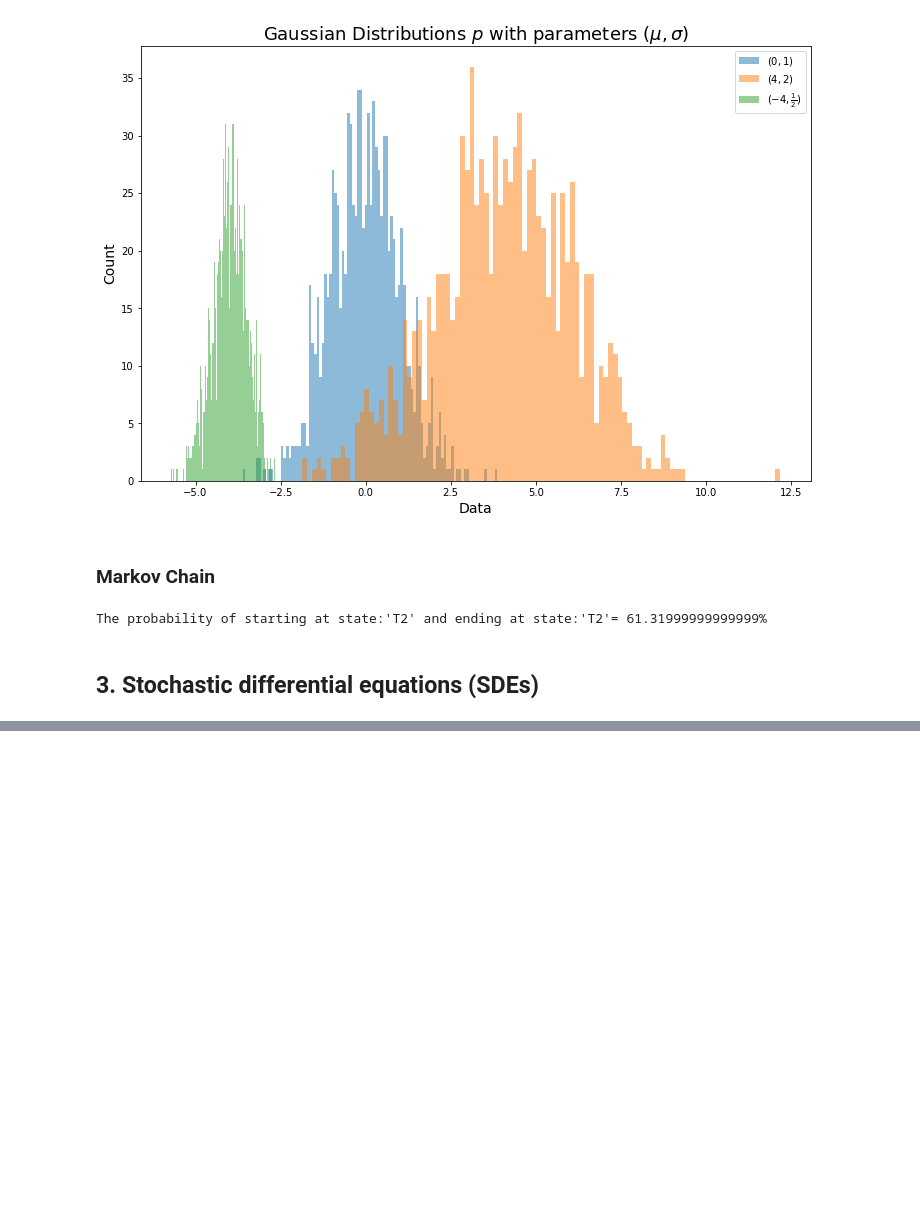
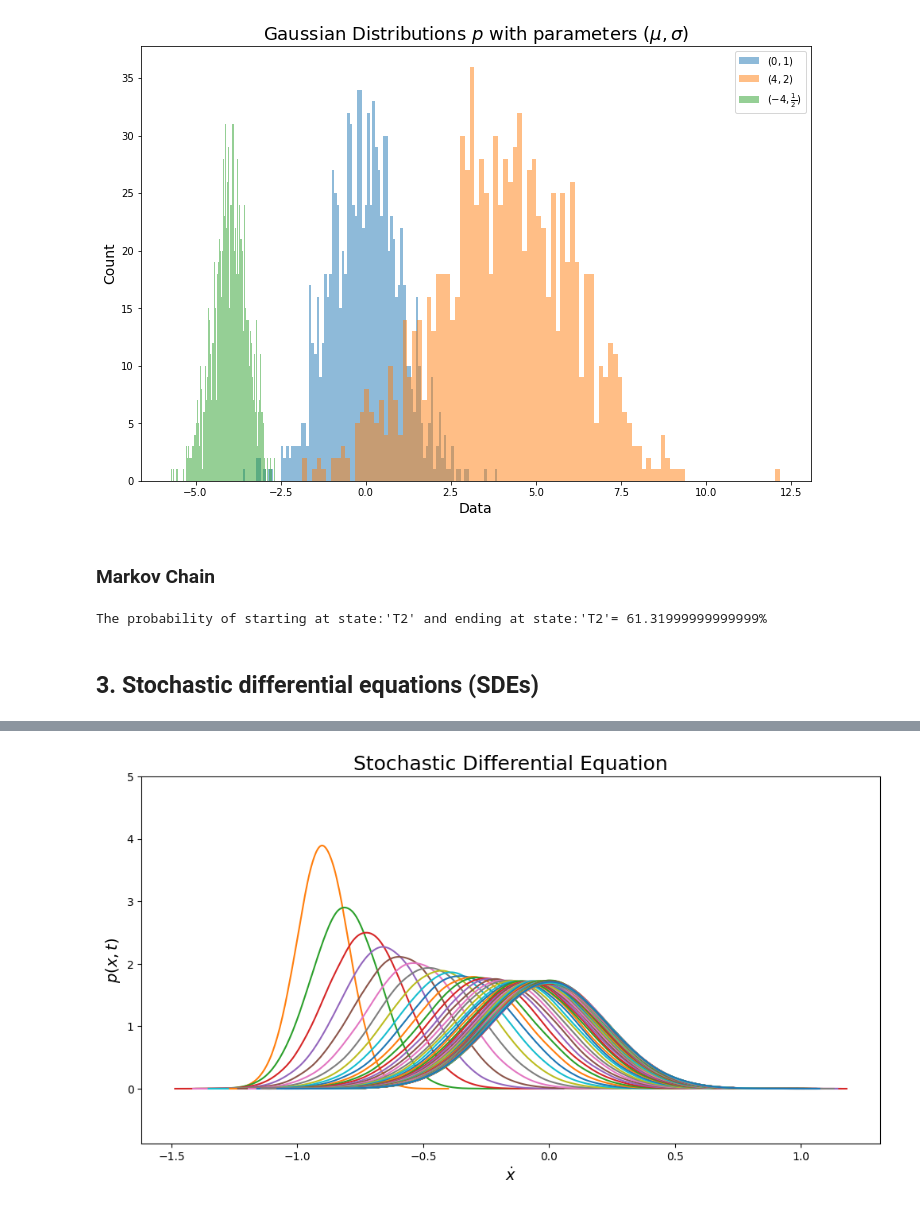
Before and after one commit to Erickrobm/data_science_engineering, a Jupyter notebook: Math Background/linear_and_non-linear_dynamics.ipynb, the cells around one changed output, grey strips where cells are left out. Saved outputs shown, nothing was run; the diff lists cells and outputs as text; code cells hidden in the pictures; blank space fills up the shorter version.

```diff
--- a/Math Background/linear_and_non-linear_dynamics.ipynb
+++ b/Math Background/linear_and_non-linear_dynamics.ipynb
@@ -347,0 +311,4 @@ plot_simulations(NUM_SIMS)
+# %%
+stocastic_dif_equation(eq_2)
+# %% [output]
+[figure, added]
```
Also changed, not shown: parts of 9 cells of this notebook.
